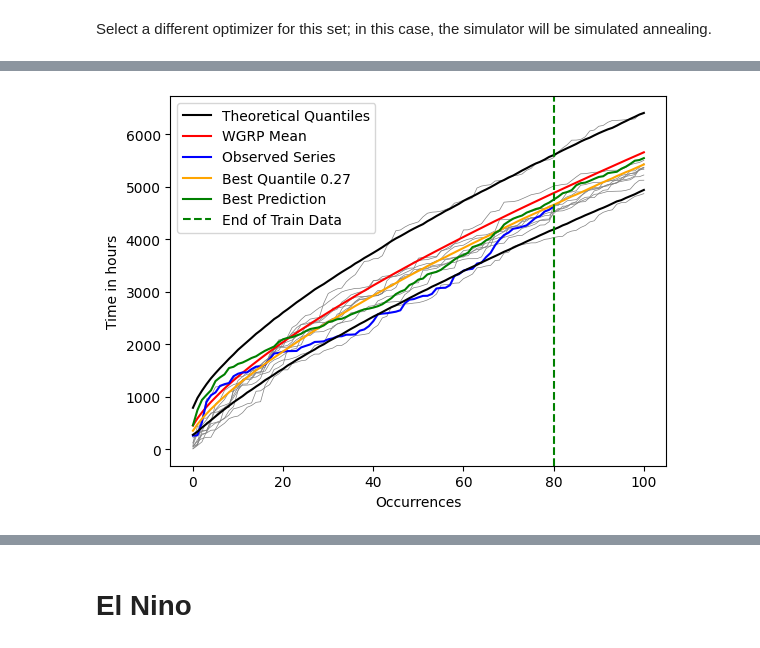
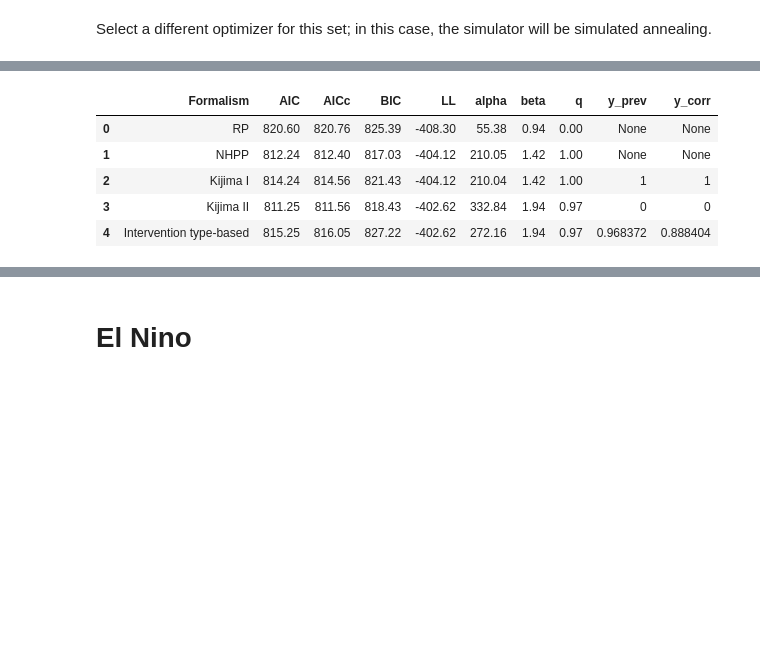
Before and after one commit to danttis/wgrp, a Jupyter notebook: Example_of_use.ipynb, the cells around one changed output, grey strips where cells are left out. Drawn from its saved outputs; the diff is of its cells as text; code cells hidden in the pictures; blank space fills up the shorter version.

```diff
--- a/Example_of_use.ipynb
+++ b/Example_of_use.ipynb
@@ -131,5 +131,10 @@ q = 1
 101 rows × 6 columns
-# %%
-wgrp2.plot(n_random_series=10)
-# %% [output]
-[figure, removed]
+# %%
+wgrp2.df_
+# %% [output]
+|  | Formalism | AIC | AICc | BIC | LL | alpha | beta | q | y_prev | y_corr |
+| 0 | RP | 820.60 | 820.76 | 825.39 | -408.30 | 55.38 | 0.94 | 0.00 | None | None |
+| 1 | NHPP | 812.24 | 812.40 | 817.03 | -404.12 | 210.05 | 1.42 | 1.00 | None | None |
+| 2 | Kijima I | 814.24 | 814.56 | 821.43 | -404.12 | 210.04 | 1.42 | 1.00 | 1 | 1 |
+| 3 | Kijima II | 811.25 | 811.56 | 818.43 | -402.62 | 332.84 | 1.94 | 0.97 | 0 | 0 |
+| 4 | Intervention type-based | 815.25 | 816.05 | 827.22 | -402.62 | 272.16 | 1.94 | 0.97 | 0.968372 | 0.888404 |
```
Also changed, not shown: parts of 12 cells of this notebook, 10 other files.
